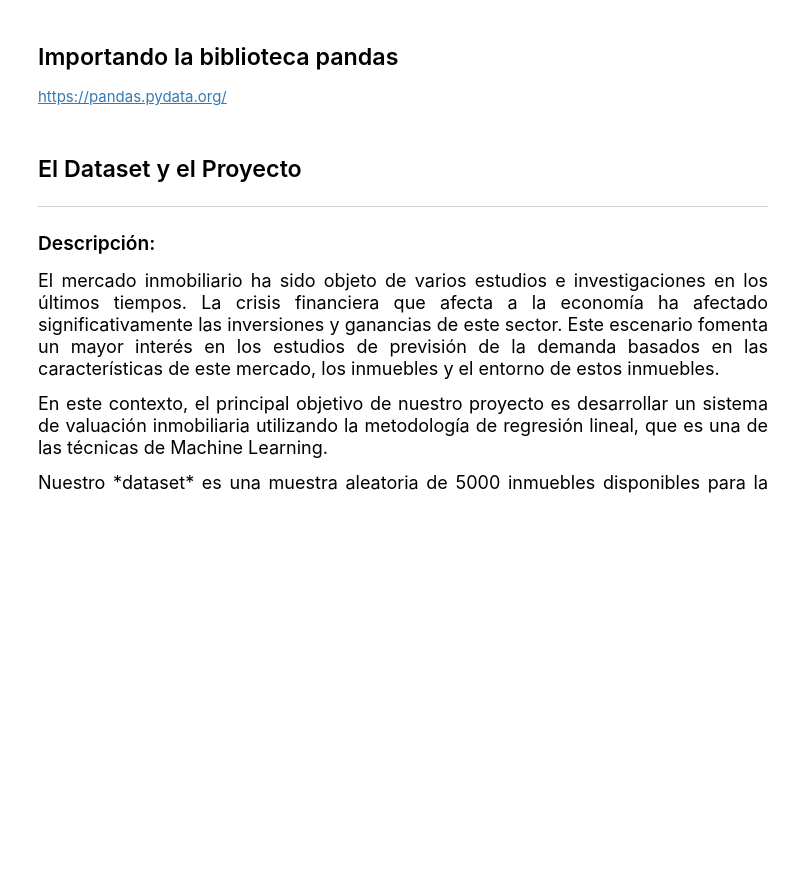
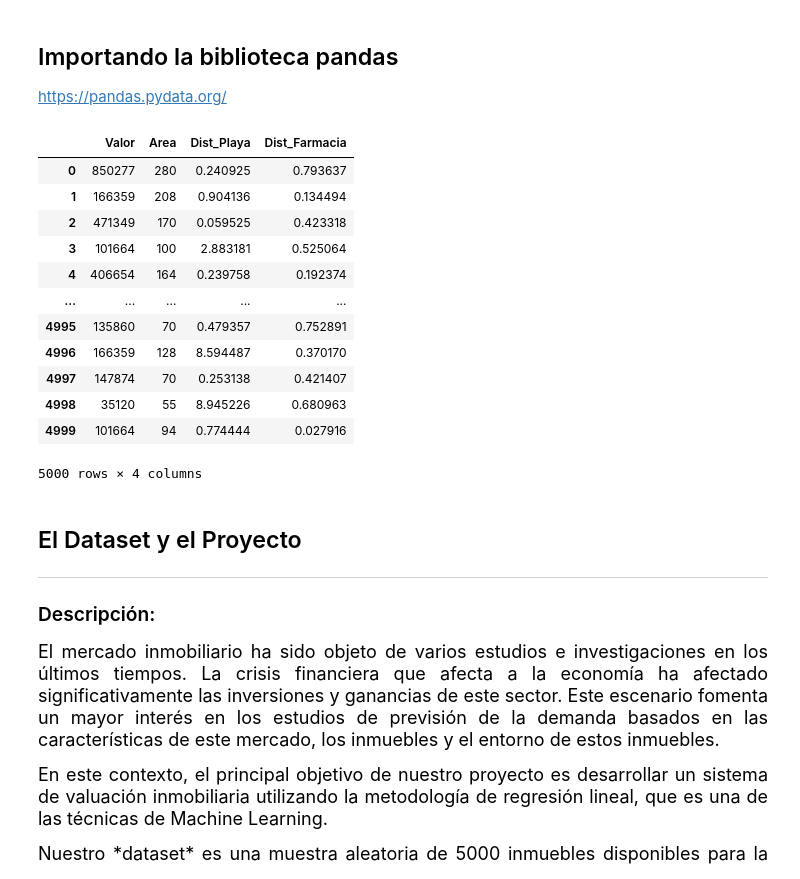
Before and after one commit to MyAppsTest/regresion-linea-tecnicas-avanzadas, a Jupyter notebook: Regresión_Lineal_II.ipynb, the cells around one changed output. Cells and saved outputs as stored; diff of their text form; code cells hidden in the pictures; blank space fills up the shorter version.

```diff
--- a/Regresión_Lineal_II.ipynb
+++ b/Regresión_Lineal_II.ipynb
@@ -9,3 +9,5 @@
 ## Importando la biblioteca pandas
 
 https://pandas.pydata.org/
+# %%
+link = "https://raw.githubusercontent.com/MyAppsTest/regresion-linea-tecnicas-avanzadas/refs/heads/main/dataset.csv"
@@ -12,3 +16,19 @@ https://pandas.pydata.org/
+# %%
+pd.read_csv(link, delimiter=";")
+# %% [output]
+|  | Valor | Area | Dist_Playa | Dist_Farmacia |
+| 0 | 850277 | 280 | 0.240925 | 0.793637 |
+| 1 | 166359 | 208 | 0.904136 | 0.134494 |
+| 2 | 471349 | 170 | 0.059525 | 0.423318 |
+| 3 | 101664 | 100 | 2.883181 | 0.525064 |
+| 4 | 406654 | 164 | 0.239758 | 0.192374 |
+| ... | ... | ... | ... | ... |
+| 4995 | 135860 | 70 | 0.479357 | 0.752891 |
+| 4996 | 166359 | 128 | 8.594487 | 0.370170 |
+| 4997 | 147874 | 70 | 0.253138 | 0.421407 |
+| 4998 | 35120 | 55 | 8.945226 | 0.680963 |
+| 4999 | 101664 | 94 | 0.774444 | 0.027916 |
+5000 rows × 4 columns
 # %% [markdown]
 ## El Dataset y el Proyecto
 <hr>
```
Also changed, not shown: parts of 1 cell of this notebook.
